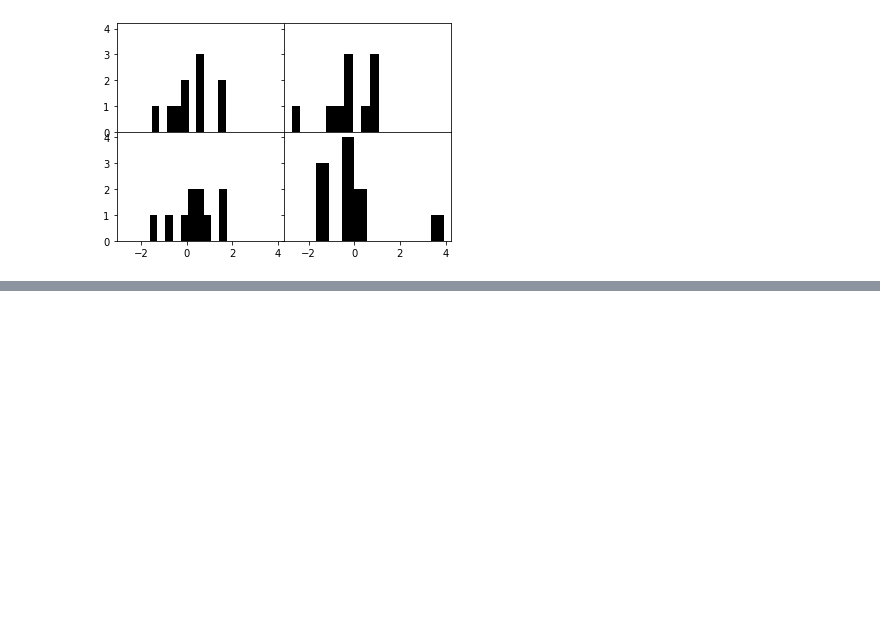
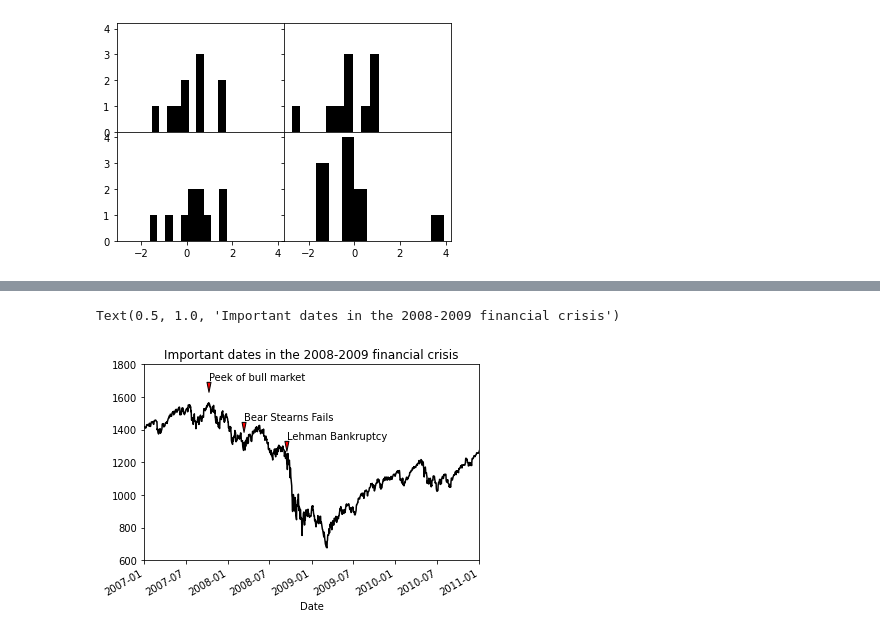
Before and after one commit to Kaiquenakao/plotagem-visualizacao, a Jupyter notebook: plotagem.ipynb, the cells around one changed output, grey strips where cells are left out. Cells and saved outputs as stored; diff of their text form; code cells hidden in the pictures; blank space fills up the shorter version.

```diff
--- a/plotagem.ipynb
+++ b/plotagem.ipynb
@@ -251,0 +252,28 @@ Text(0.5, 1.0, 'Important dates in the 2008-2009 financial crisis')
+# %%
+#remover depois
+
+fig = plt.figure()
+ax = fig.add_subplot(1, 1, 1)
+spx = data['SPX']
+spx.plot(ax=ax, style='k')
+
+crisis_data = [
+    (datetime(2007, 10, 11), 'Peek of bull market'),
+    (datetime(2008, 3, 12), 'Bear Stearns Fails'),
+    (datetime(2008, 9, 15), 'Lehman Bankruptcy')
+]
+
+for date, label in crisis_data:
+    ax.annotate(label, xy=(date, spx.asof(date) + 75),
+               xytext=(date, spx.asof(date)+ 200),
+               arrowprops=dict(facecolor='red', headwidth=4, width=1,
+                          headlength=10),
+               horizontalalignment='left', verticalalignment='top')
+
+
+ax.set_xlim(['1/1/2007', '1/1/2011'])
+ax.set_ylim([600, 1800])
+ax.set_title('Important dates in the 2008-2009 financial crisis')
+# %% [output]
+Text(0.5, 1.0, 'Important dates in the 2008-2009 financial crisis')
+[figure, added]
```
Also changed, not shown: parts of 20 cells of this notebook.
